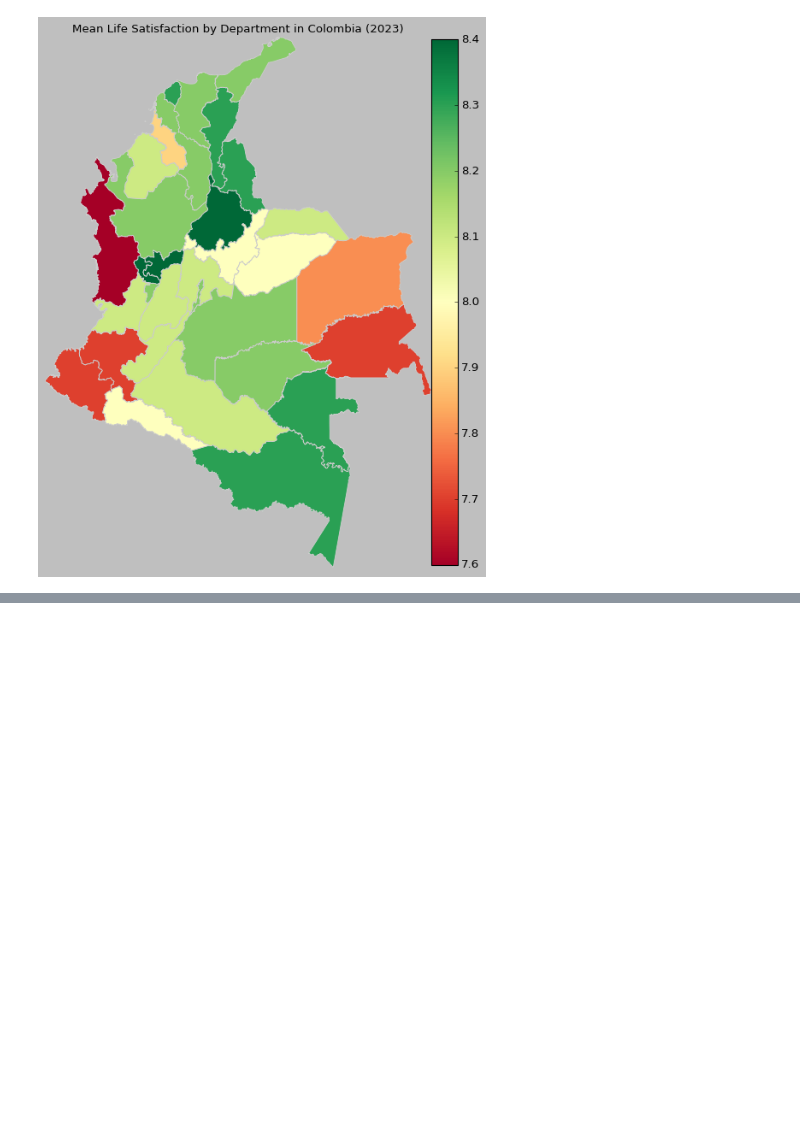
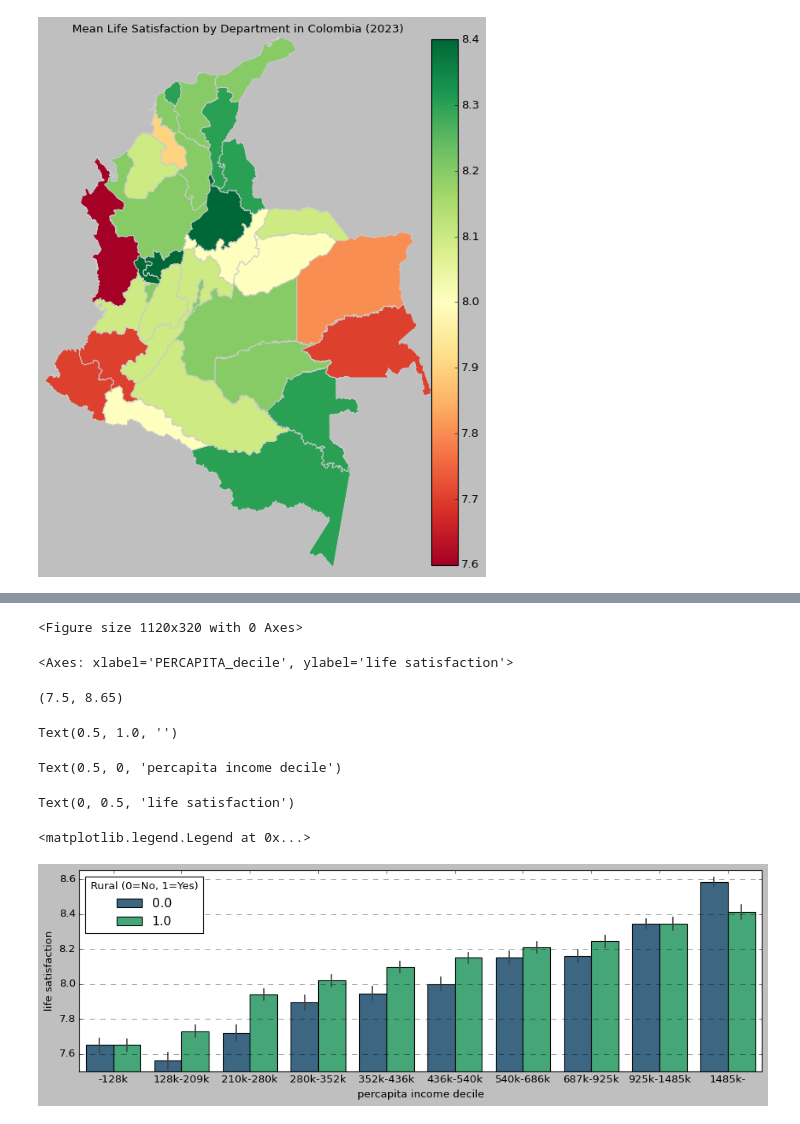
Before and after one commit to theaok/linaColMex, a Jupyter notebook: linaColMex.ipynb, the cells around one changed output, grey strips where cells are left out. Saved outputs shown, nothing was run; the diff lists cells and outputs as text; code cells hidden in the pictures; blank space fills up the shorter version.

```diff
--- a/linaColMex.ipynb
+++ b/linaColMex.ipynb
@@ -2280,0 +2595,13 @@ sns.rugplot(merged_gdf["mean_life_satisfaction"], height=0.15, color="red", ax=a
+# %%
+
+col['municipality_name'] = col['P756S2'].map(municipality_mapping)
+
+municipality_summary = col.groupby('municipality_name')['life satisfaction'].agg(['mean', 'count'])
+municipality_summary = municipality_summary.rename(columns={
+    'mean': 'mean_life_satisfaction',
+    'count': 'non_missing_life_satisfaction'
+})
+municipality_summary['mean_life_satisfaction'] = municipality_summary['mean_life_satisfaction'].round(1)
+#municipality_summary
+filtered_municipality_summary_200 = municipality_summary[municipality_summary['non_missing_life_satisfaction'] >= 200]
+display(filtered_municipality_summary_200.sort_values(by='mean_life_satisfaction', ascending=False))
@@ -2280,0 +2671,5 @@ sns.rugplot(merged_gdf["mean_life_satisfaction"], height=0.15, color="red", ax=a
+# %%
+col['PERCAPITA_decile'] = pd.qcut(col['PERCAPITA'], 10, labels=False, duplicates='drop')
+#col['PERCAPITA_decile'].value_counts().sort_index()
+percapita_decile_ranges = col.groupby('PERCAPITA_decile')['PERCAPITA'].agg(['min', 'max'])
+percapita_decile_ranges
@@ -2280,0 +2703,31 @@ sns.rugplot(merged_gdf["mean_life_satisfaction"], height=0.15, color="red", ax=a
+# %%
+col_temp = col.dropna(subset=['PERCAPITA', 'life satisfaction', 'rural']).copy()
+col_temp['PERCAPITA_decile'] = pd.qcut(col_temp['PERCAPITA'], 10, labels=[
+  '-128k',
+ '128k-209k',
+ '210k-280k',
+ '280k-352k',
+ '352k-436k',
+ '436k-540k',
+ '540k-686k',
+ '687k-925k',
+ '925k-1485k',
+ '1485k-'], duplicates='drop')
+plt.figure(figsize=(14, 4))
+sns.barplot(data=col_temp, x='PERCAPITA_decile', y='life satisfaction', hue='rural', errorbar=('ci', 95), palette='viridis')
+plt.ylim(7.5, 8.65)
+plt.title('') #Life Satisfaction by percapita income decile 95% CI
+plt.xlabel('percapita income decile')
+plt.ylabel('life satisfaction')
+plt.grid(axis='y', linestyle='--', alpha=0.7)
+plt.legend(title='Rural (0=No, 1=Yes)', loc='upper left')
+plt.show()
+# %% [output]
+<Figure size 1120x320 with 0 Axes>
+<Axes: xlabel='PERCAPITA_decile', ylabel='life satisfaction'>
+(7.5, 8.65)
+Text(0.5, 1.0, '')
+Text(0.5, 0, 'percapita income decile')
+Text(0, 0.5, 'life satisfaction')
+<matplotlib.legend.Legend at 0x...>
+[figure, added]
```
Also changed, not shown: parts of 21 cells of this notebook.
